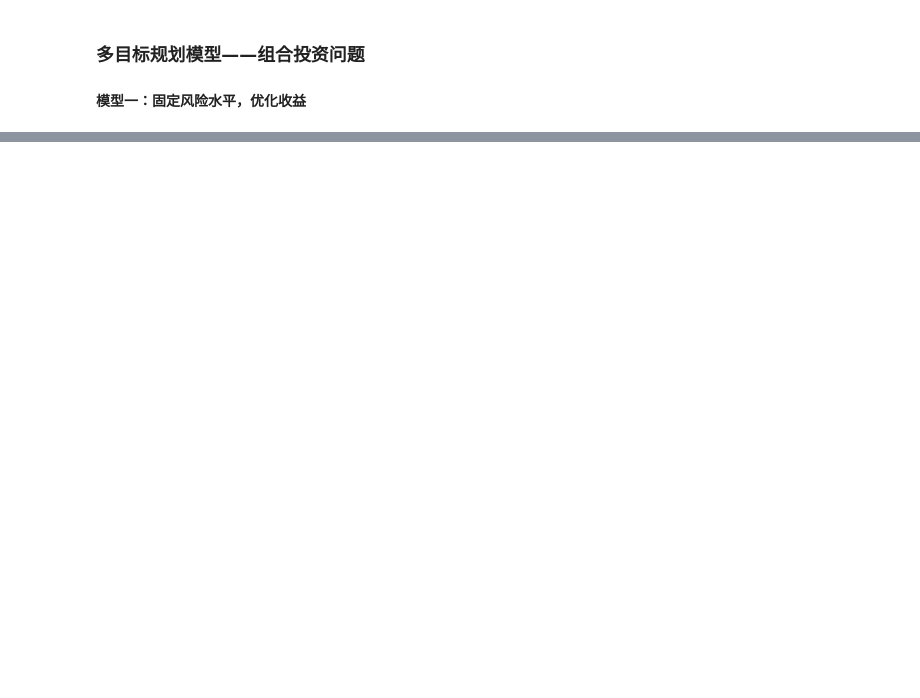
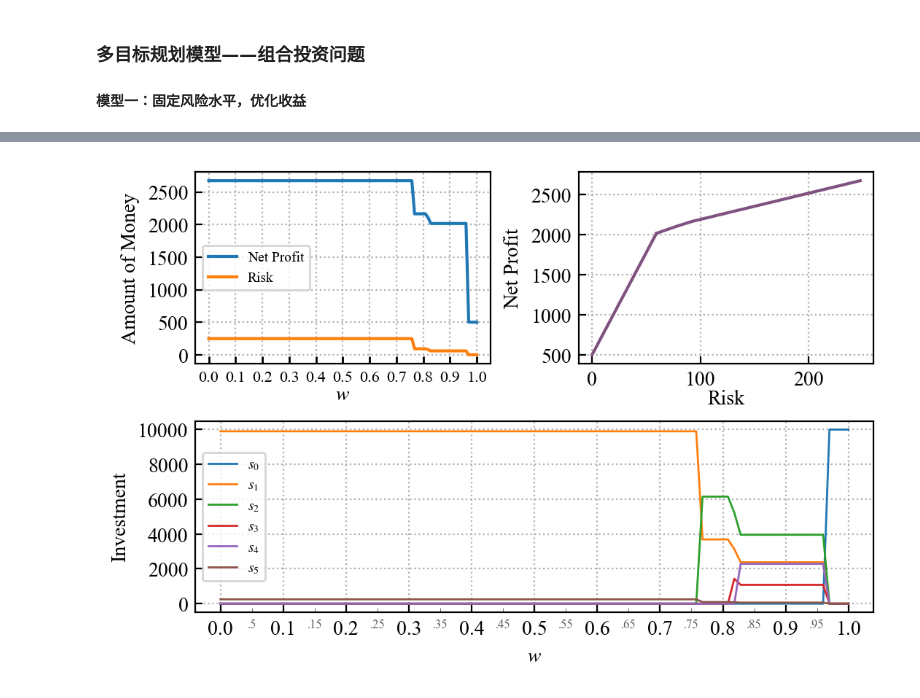
Before and after one commit to hacheyz/PMMAA, a Jupyter notebook: 4.3 投资的收益与风险.ipynb, the cells around one changed output, grey strips where cells are left out. Saved outputs shown, nothing was run; the diff lists cells and outputs as text; code cells hidden in the pictures; blank space fills up the shorter version.

```diff
--- a/4.3 投资的收益与风险.ipynb
+++ b/4.3 投资的收益与风险.ipynb
@@ -52,0 +139,39 @@ Text(0, 0.5, '$Q$')
+# %%
+from matplotlib.ticker import MultipleLocator
+fig = plt.figure()
+ax = fig.add_subplot(221)
+ax.plot(ww, P, label='Net Profit')
+ax.plot(ww, R, label='Risk')
+ax.set_xlabel('$w$', labelpad=0)
+ax.set_ylabel('Amount of Money')
+ax.xaxis.set_major_locator(MultipleLocator(0.1))
+ax.yaxis.set_major_locator(MultipleLocator(500))
+ax.tick_params(which='major', axis='x', width=1.0, labelsize=8)
+ax.legend(loc='center left', fontsize=7)
+ax.grid(linestyle=':')
+
+ax1 = fig.add_subplot(222)
+ax1.plot(R, P, color=(128/255, 82/255, 128/255))
+ax1.set_xlabel('Risk', labelpad=0)
+ax1.set_ylabel('Net Profit')
+ax1.yaxis.set_major_locator(MultipleLocator(500))
+ax1.grid(linestyle=':')
+
+ax2 = fig.add_subplot(212)
+for i in range(6):
+    ax2.plot(ww, (X.T)[i], label=f'$s_{i}$', linewidth=1)
+ax2.set_xlabel('$w$')
+ax2.set_ylabel('Investment')
+ax2.set_xbound(-0.04, 1.04)
+ax2.xaxis.set_major_locator(MultipleLocator(0.1))
+ax2.yaxis.set_major_locator(MultipleLocator(2000))
+ax2.xaxis.set_minor_locator(MultipleLocator(0.05))
+ax2.xaxis.set_minor_formatter(lambda x, pos: "" if x%(0.1)==0 else f'.{x*100:.0f}')
+ax2.tick_params(which='minor', axis='x', width=0.2, labelsize=6, labelcolor='0.35')
+ax2.legend(fontsize=7)
+ax2.grid(linestyle=':')
+
+fig.subplots_adjust(left=None, bottom=None, right=None, top=None, wspace=0.3, hspace=0.3)
+fig.show()
+# %% [output]
+[figure, added]
```
Also changed, not shown: parts of 8 cells of this notebook.
